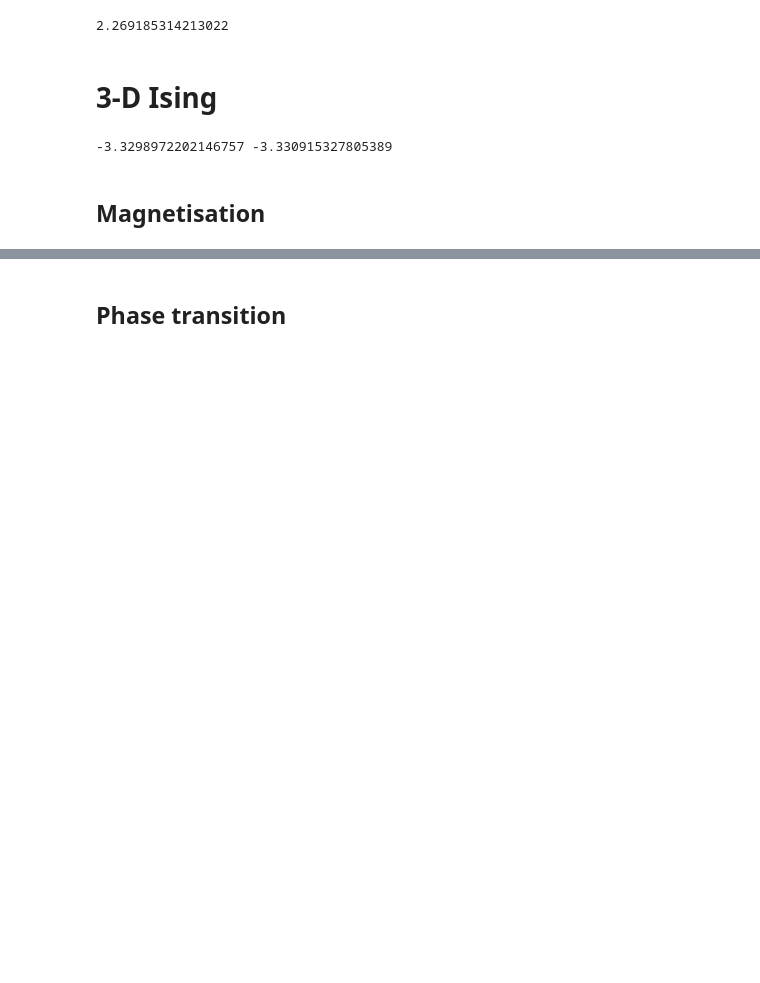
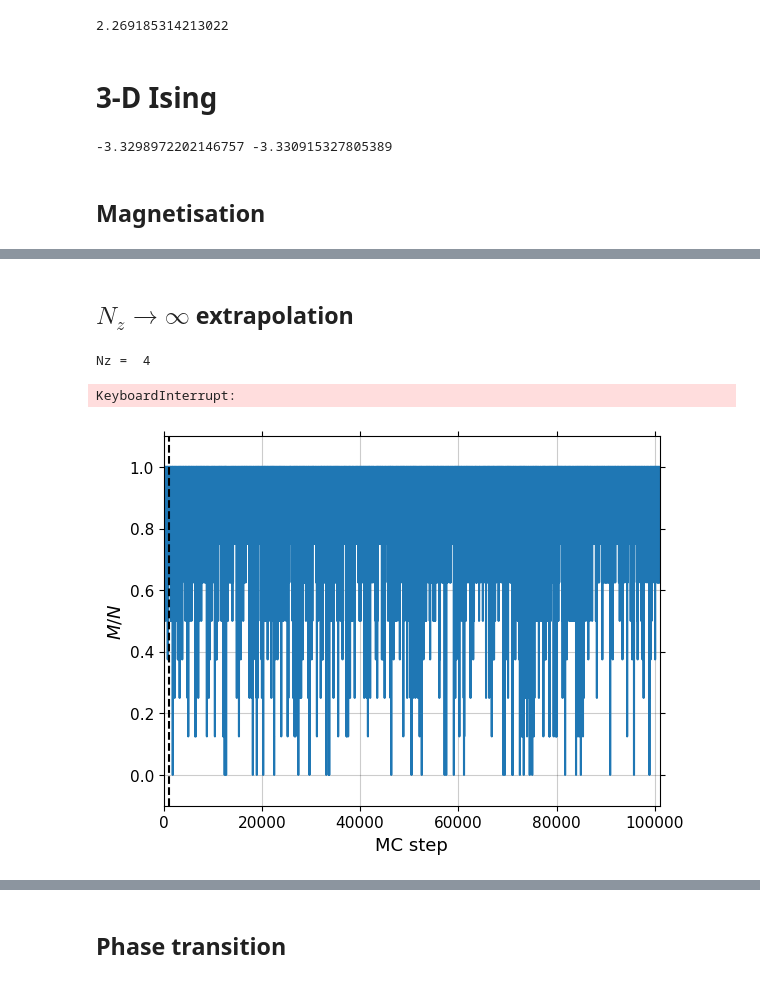
Before and after one commit to MathieuFerey/Transerve-Ising-Model, a Jupyter notebook: Transverse_Ising.ipynb, the cells around one changed output, grey strips where cells are left out. Saved outputs shown, nothing was run; the diff lists cells and outputs as text; code cells hidden in the pictures; blank space fills up the shorter version.

```diff
--- a/Transverse_Ising.ipynb
+++ b/Transverse_Ising.ipynb
@@ -192,0 +162,24 @@ plt.show()
+# %% [markdown]
+## $N_z \to \infty$ extrapolation
+# %%
+Nx, Ny, Nz = 2, 2, [4,8,12] # size of the lattice
+J = 1
+
+Neq = 1000 # number of MC steps for equilibrium
+Nsteps = 10000 # number of MC sample for average
+
+T = np.linspace(1,10,20)
+Gamma = [1.]
+
+chi = np.zeros((len(Nz),len(T)))
+M = np.zeros((len(Nz),len(T)))
+
+for i,nz in enumerate(Nz) :
+    print('Nz = ', nz)
+    MNz,chiNz = MC_averages(Nx, Ny, nz, J, Gamma, T, Neq, Nsteps, plot_MC = [])
+    chi[i] = chiNz[0]
+    M[i] = MNz[0]
+# %% [output]
+Nz =  4
+KeyboardInterrupt:
+[figure, added]
```
Also changed, not shown: parts of 18 cells of this notebook, 20 other files.
